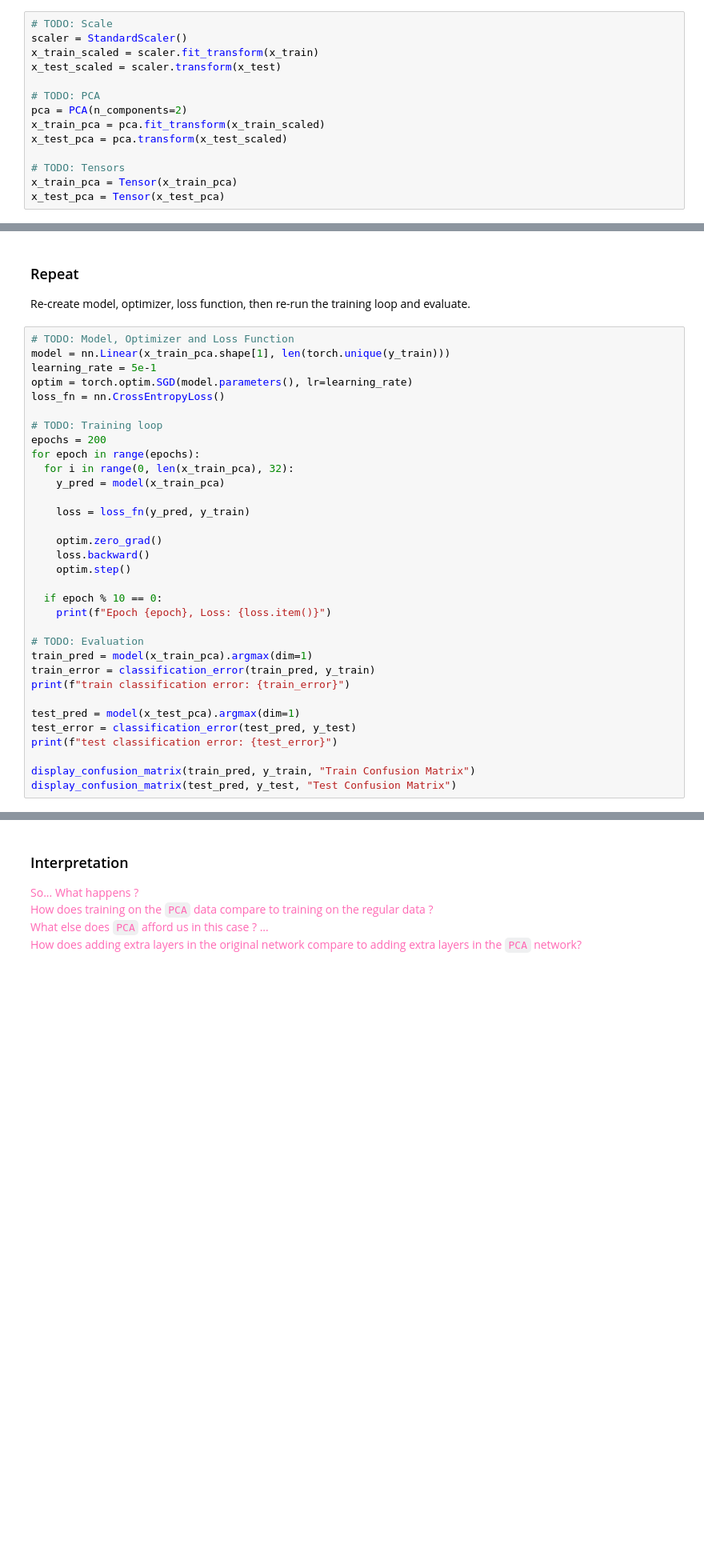
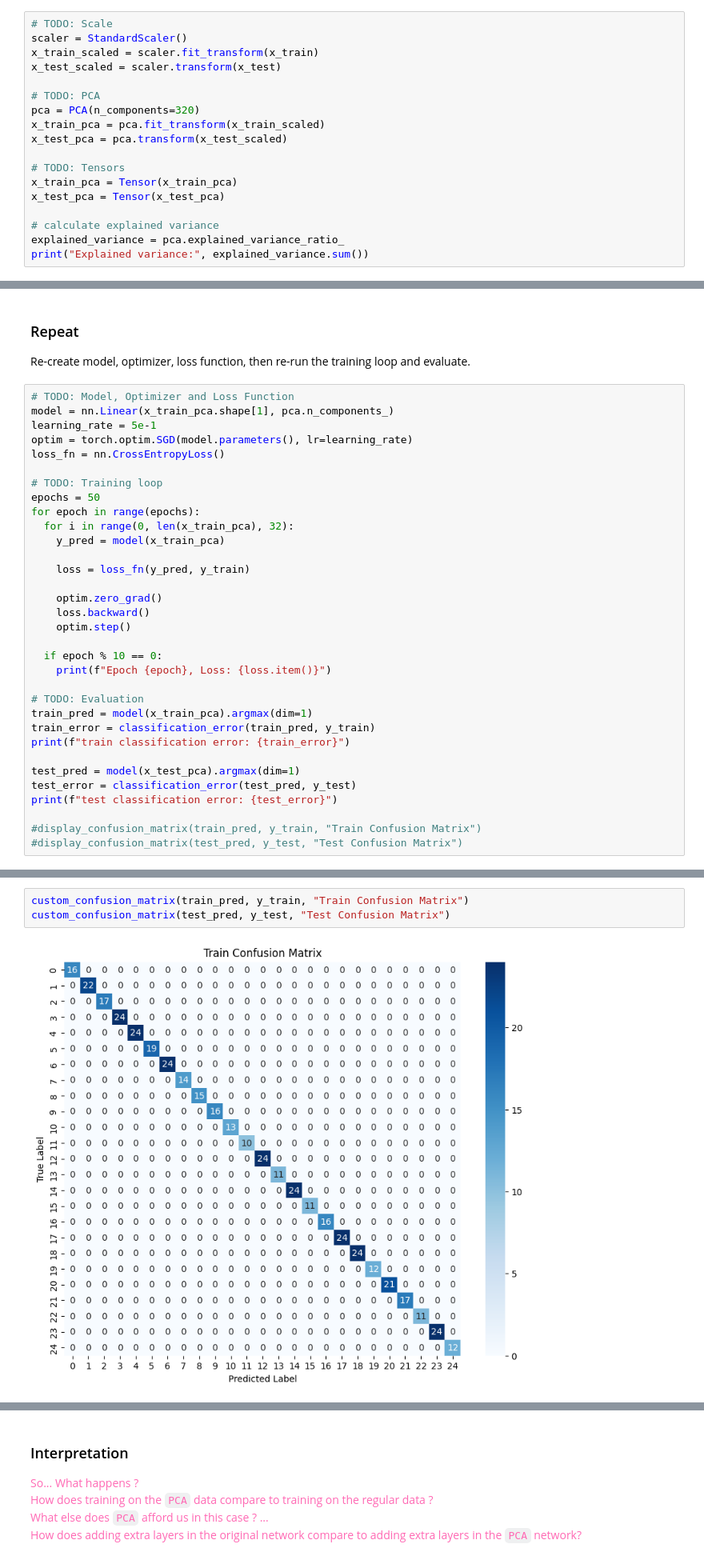
Before and after one commit to machineLearn-xuan/HW12, a Jupyter notebook: Homework12.ipynb, the cells around one changed output, grey strips where cells are left out. Shown: that part at 80% size. Saved outputs shown, nothing was run; the diff lists cells and outputs as text; blank space fills up the shorter version.

```diff
--- a/Homework12.ipynb
+++ b/Homework12.ipynb
@@ -260,10 +297,14 @@ x_train_scaled = scaler.fit_transform(x_train)
 x_test_scaled = scaler.transform(x_test)
 
 # TODO: PCA
-pca = PCA(n_components=2)
+pca = PCA(n_components=320)
 x_train_pca = pca.fit_transform(x_train_scaled)
 x_test_pca = pca.transform(x_test_scaled)
 
 # TODO: Tensors
 x_train_pca = Tensor(x_train_pca)
 x_test_pca = Tensor(x_test_pca)
+
+# calculate explained variance
+explained_variance = pca.explained_variance_ratio_
+print("Explained variance:", explained_variance.sum())
@@ -273,13 +316,13 @@ x_test_pca = Tensor(x_test_pca)
 Re-create model, optimizer, loss function, then re-run the training loop and evaluate.
 # %%
 # TODO: Model, Optimizer and Loss Function
-model = nn.Linear(x_train_pca.shape[1], len(torch.unique(y_train)))
+model = nn.Linear(x_train_pca.shape[1], pca.n_components_)
 learning_rate = 5e-1
 optim = torch.optim.SGD(model.parameters(), lr=learning_rate)
 loss_fn = nn.CrossEntropyLoss()
 
 # TODO: Training loop
-epochs = 200
+epochs = 50
 for epoch in range(epochs):
   for i in range(0, len(x_train_pca), 32):
     y_pred = model(x_train_pca)
@@ -302,6 +345,6 @@ test_pred = model(x_test_pca).argmax(dim=1)
 test_error = classification_error(test_pred, y_test)
 print(f"test classification error: {test_error}")
 
-display_confusion_matrix(train_pred, y_train, "Train Confusion Matrix")
-display_confusion_matrix(test_pred, y_test, "Test Confusion Matrix")
+#display_confusion_matrix(train_pred, y_train, "Train Confusion Matrix")
+#display_confusion_matrix(test_pred, y_test, "Test Confusion Matrix")
 # %% [output]
@@ -326,0 +358,5 @@ ValueError: The number of FixedLocator locations (25), usually from a call to se
+# %%
+custom_confusion_matrix(train_pred, y_train, "Train Confusion Matrix")
+custom_confusion_matrix(test_pred, y_test, "Test Confusion Matrix")
+# %% [output]
+[figure, added]
```
Also changed, not shown: parts of 15 cells of this notebook.
